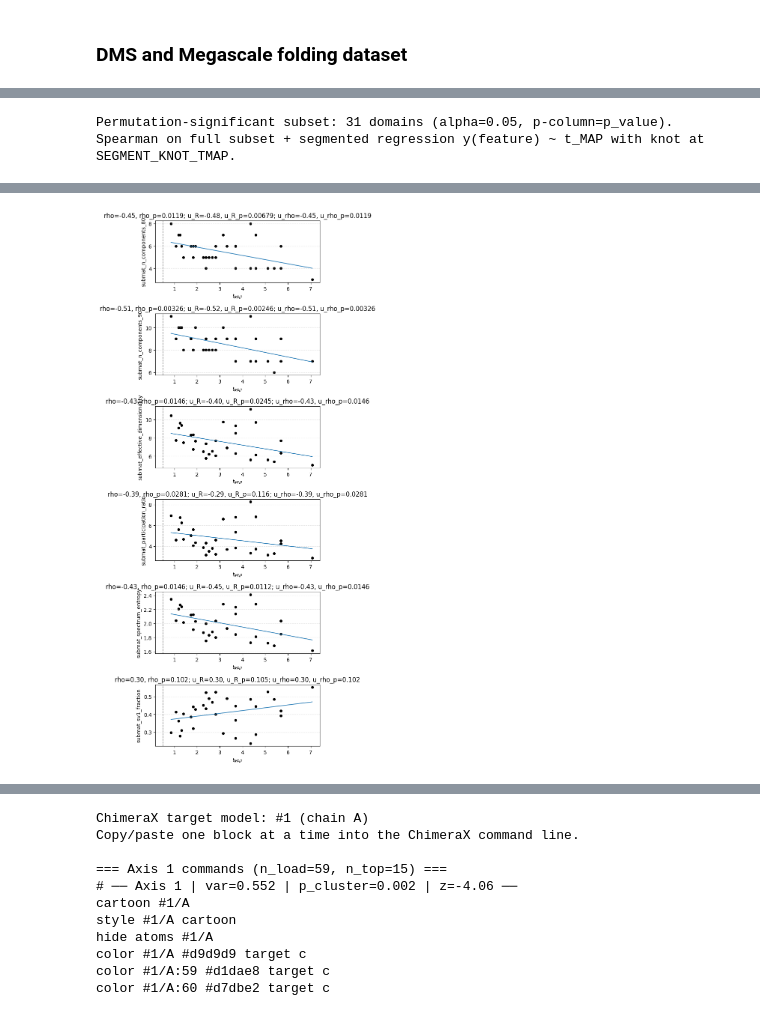
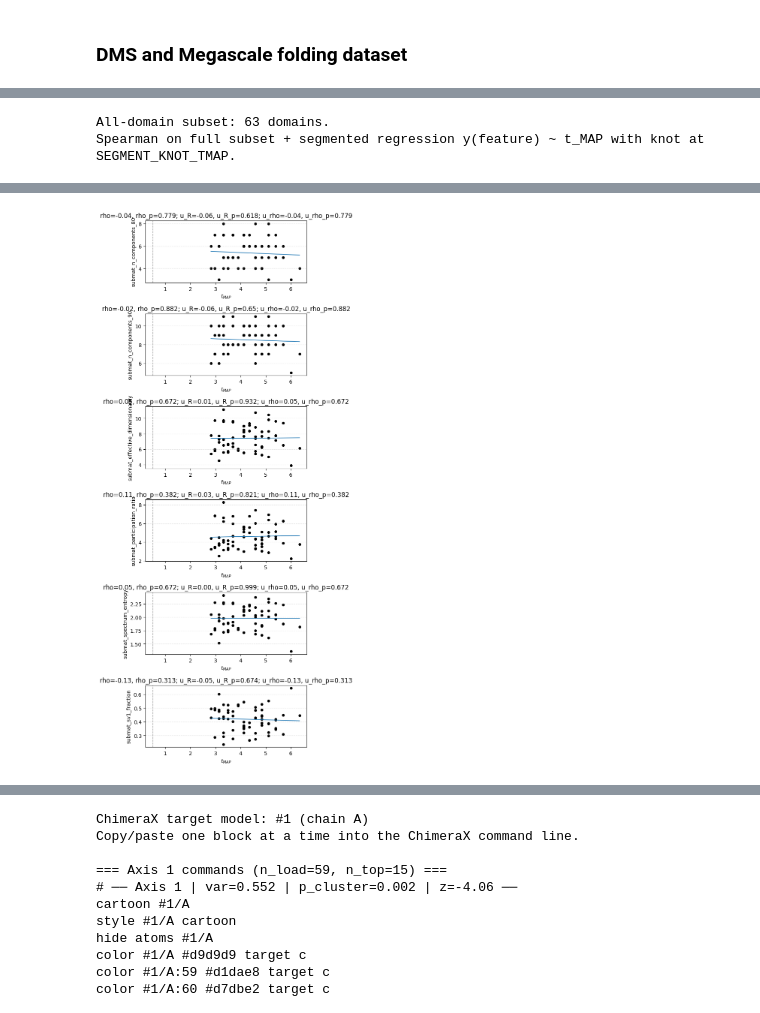
Before and after one commit to RSCJacksonLab/composition-of-constraints, a Jupyter notebook: figure_notebooks_rev/Figure_2_reviewer_checks.ipynb, the cells around one changed output, grey strips where cells are left out. Drawn from its saved outputs; the diff is of its cells as text; code cells hidden in the pictures.

Commit message:
Updated all figures

```diff
--- a/figure_notebooks_rev/Figure_2_reviewer_checks.ipynb
+++ b/figure_notebooks_rev/Figure_2_reviewer_checks.ipynb
@@ -205,7 +204,7 @@ from sklearn.linear_model import LinearRegression
 from sklearn.pipeline import make_pipeline
 from sklearn.preprocessing import StandardScaler
 
-DMS_DIR = Path('../data_files/protein_gym/DMS_assays_substitutions')
+DMS_DIR = Path('../data_files/megascale_folding')
 PDB_CACHE_DIR = Path('../data_files/pdb_cache')
 PDB_CACHE_DIR.mkdir(parents=True, exist_ok=True)
 
@@ -1514,39 +1493,19 @@ Spearman on full data + segmented regression y(feature) ~ t_MAP with knot at 1.0
 # %%
 # SEARCH_TAG: SEGMENTED_FULLDATA_CHECK_DMS_SUBMAT_PERM_SIGNIFICANT
-# Repeat the same Spearman + segmented regression analysis, restricted to
-# landscapes significantly different from permutation background.
+# Repeat the same Spearman + segmented regression analysis on all domains.
 from scipy.stats import spearmanr, pearsonr
-
-PERM_SIG_ALPHA = 0.05
 
 if 'dms_subdim_df' not in globals():
     raise RuntimeError('Run Experiment 7 first (requires dms_subdim_df).')
-if 'all_perm_results_df' not in globals():
-    raise RuntimeError('Run the all-domain permutation testing cell first (requires all_perm_results_df).')
 if 'segmented_regression_on_tmap' not in globals():
     raise RuntimeError('Run the full-data segmented regression cell first (defines segmented_regression_on_tmap).')
 
-perm_df = all_perm_results_df.copy()
-if 'p_value' in perm_df.columns:
-    p_col = 'p_value'
-elif 'p_empirical_two_sided' in perm_df.columns:
-    p_col = 'p_empirical_two_sided'
+all_domain_subdim_df = dms_subdim_df.copy()
+
+if len(all_domain_subdim_df) == 0:
+    print('No domains available in dms_subdim_df.')
+    submat_segmented_df = pd.DataFrame()
 else:
-    raise RuntimeError('Permutation results need p_value or p_empirical_two_sided column.')
-
-if 'status' in perm_df.columns:
-    perm_df = perm_df.loc[perm_df['status'] == 'ok'].copy()
-
-perm_df = perm_df.loc[np.isfinite(perm_df[p_col].to_numpy(dtype=float))].copy()
-sig_perm_df = perm_df.loc[perm_df[p_col].to_numpy(dtype=float) < PERM_SIG_ALPHA].copy()
-sig_files = set(sig_perm_df['file'].astype(str).tolist())
-
-if len(sig_files) == 0:
-    print(f'No permutation-significant systems at alpha={PERM_SIG_ALPHA:.3g}.')
-    submat_segmented_sig_df = pd.DataFrame()
-else:
-    sig_subdim_df = dms_subdim_df.loc[dms_subdim_df['file'].astype(str).isin(sig_files)].copy()
-
     if 'dim_features' not in globals():
         dim_features = [
             'submat_n_components_80',
@@ -1558,10 +1517,10 @@ else:
         ]
 
     rows = []
-    fit_cache_sig = {}
+    fit_cache = {}
 
     for feat in dim_features:
-        tmp = sig_subdim_df[['t_map', feat]].copy().dropna()
+        tmp = all_domain_subdim_df[['t_map', feat]].copy().dropna()
         if len(tmp) < 5:
             continue
 
@@ -1612,28 +1571,25 @@ else:
                 'u_rho_p': float(upper_seg_spearman_p),
             }
         )
-        fit_cache_sig[feat] = piece
+        fit_cache[feat] = piece
 
-    submat_segmented_sig_df = pd.DataFrame(rows)
-    if len(submat_segmented_sig_df) > 0:
-        submat_segmented_sig_df = submat_segmented_sig_df.sort_values('rho', key=np.abs, ascending=False).reset_index(drop=True)
+    submat_segmented_df = pd.DataFrame(rows)
+    if len(submat_segmented_df) > 0:
+        submat_segmented_df = submat_segmented_df.sort_values('rho', key=np.abs, ascending=False).reset_index(drop=True)
 
-    print(
-        f'Permutation-significant subset: {len(sig_subdim_df)} domains '
-        f'(alpha={PERM_SIG_ALPHA:.3g}, p-column={p_col}).'
-    )
+    print(f'All-domain subset: {len(all_domain_subdim_df)} domains.')
     print('Spearman on full subset + segmented regression y(feature) ~ t_MAP with knot at SEGMENT_KNOT_TMAP.')
-    display(submat_segmented_sig_df)
+    display(submat_segmented_df)
 
-    plot_features = [f for f in dim_features if f in fit_cache_sig]
+    plot_features = [f for f in dim_features if f in fit_cache]
     fig, axes = plt.subplots(len(plot_features), 1, figsize=(5.2, 2.5 * max(1, len(plot_features))), squeeze=False)
 
     if len(plot_features) == 0:
-        axes[0, 0].text(0.5, 0.5, 'No features with sufficient data in significant subset', ha='center', va='center')
+        axes[0, 0].text(0.5, 0.5, 'No features with sufficient data in all-domain subset', ha='center', va='center')
         axes[0, 0].set_axis_off()
     else:
         for ax, feat in zip(axes.ravel(), plot_features):
-            piece = fit_cache_sig[feat]
+            piece = fit_cache[feat]
             x = piece['x_used']
             y = piece['y_used']
 
@@ -1649,7 +1605,7 @@ else:
             ax.plot(x_line, y_line, color='tab:blue', lw=1.2)
             ax.axvline(SEGMENT_KNOT_TMAP, color='0.6', lw=1, ls='--')
 
-            row = submat_segmented_sig_df.loc[submat_segmented_sig_df['feature'] == feat].iloc[0]
+            row = submat_segmented_df.loc[submat_segmented_df['feature'] == feat].iloc[0]
             ax.set_xlabel(r'$t_{MAP}$')
             ax.set_ylabel(feat)
             ax.set_title(
@@ -1662,6 +1618,6 @@ else:
     plt.tight_layout()
     plt.show()
 # %% [output]
-Permutation-significant subset: 31 domains (alpha=0.05, p-column=p_value).
+All-domain subset: 63 domains.
 Spearman on full subset + segmented regression y(feature) ~ t_MAP with knot at SEGMENT_KNOT_TMAP.
 |  | feature | n_domains | rho | rho_p | seg_knot_tmap | seg_r2 | seg_slope_low | seg_slope_low_p | ... |
@@ -1674 +1630 @@ Spearman on full subset + segmented regression y(feature) ~ t_MAP with knot at S
-[figure, old version]
+[figure, new version]
```
Also changed, not shown: parts of 58 cells of this notebook, 20 other files.
